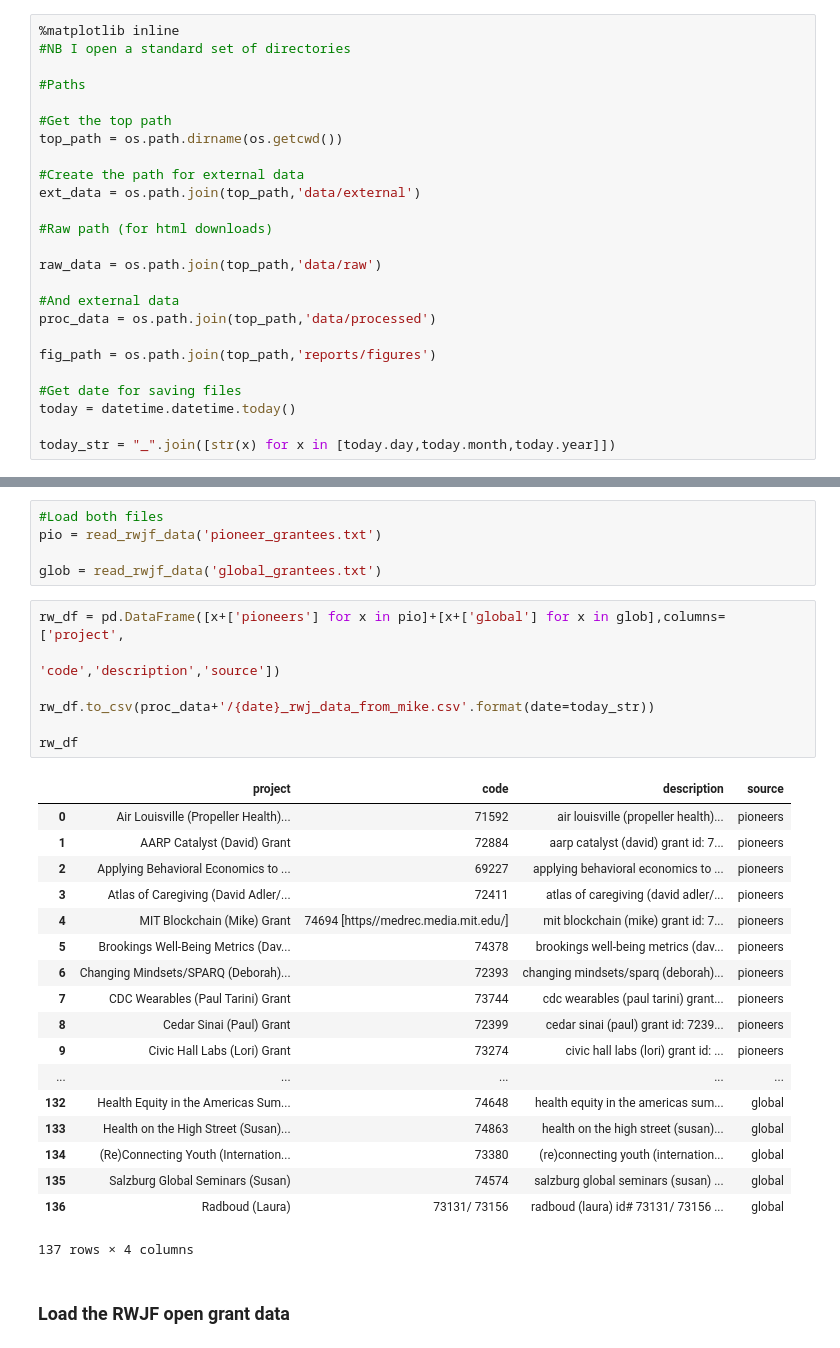
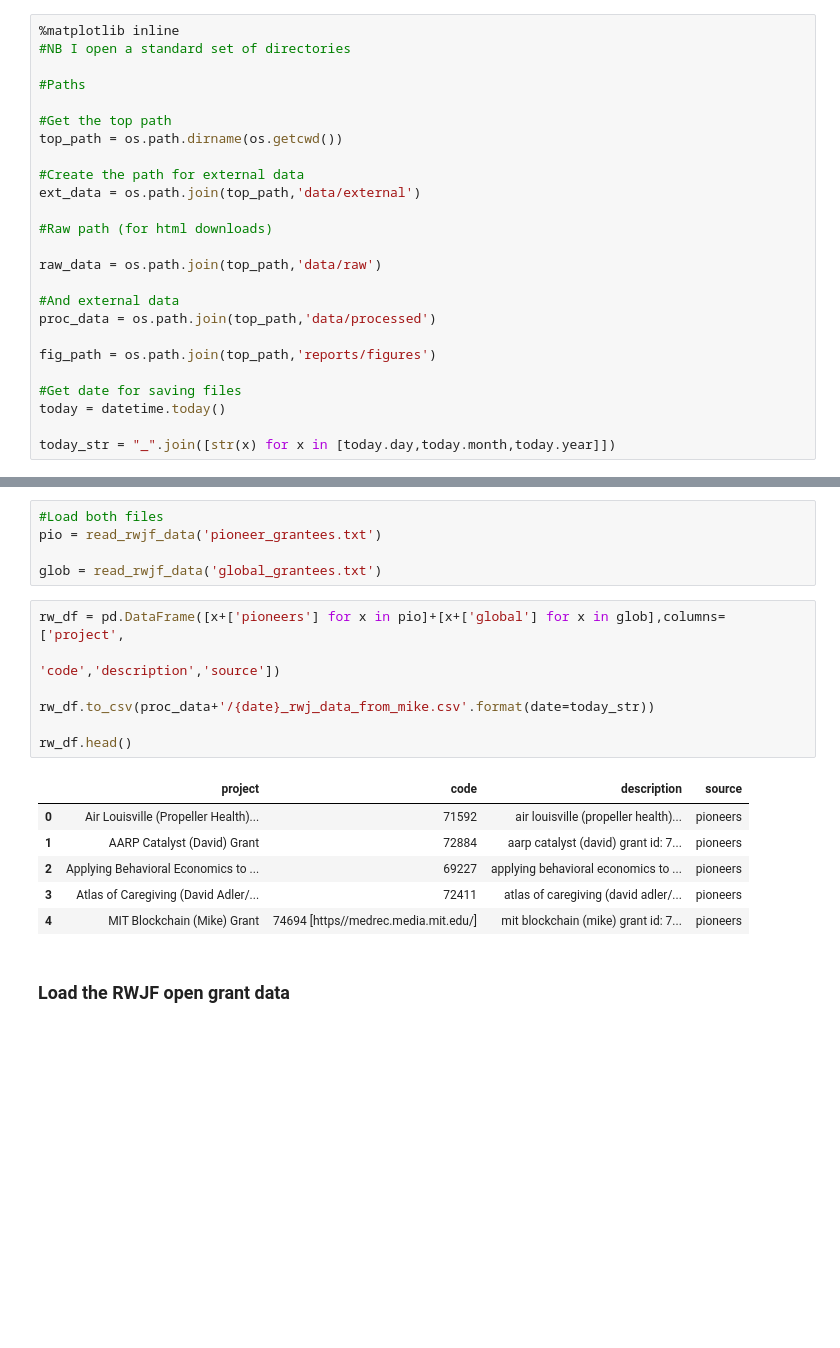
Before and after one commit to georgerichardson/rwjf, a Jupyter notebook: notebooks/01_jmg_rwjf_processing.ipynb, the cells around one changed output, grey strips where cells are left out. Drawn from its saved outputs; the diff is of its cells as text; blank space fills up the shorter version.

```diff
--- a/notebooks/01_jmg_rwjf_processing.ipynb
+++ b/notebooks/01_jmg_rwjf_processing.ipynb
@@ -40,6 +59,6 @@ proc_data = os.path.join(top_path,'data/processed')
 fig_path = os.path.join(top_path,'reports/figures')
 
 #Get date for saving files
-today = datetime.datetime.today()
+today = datetime.today()
 
 today_str = "_".join([str(x) for x in [today.day,today.month,today.year]])
@@ -136,29 +136,17 @@ glob = read_rwjf_data('global_grantees.txt')
 # %%
 rw_df = pd.DataFrame([x+['pioneers'] for x in pio]+[x+['global'] for x in glob],columns=['project',
                                                                                 'code','description','source'])
 
 rw_df.to_csv(proc_data+'/{date}_rwj_data_from_mike.csv'.format(date=today_str))
 
-rw_df
+rw_df.head()
 # %% [output]
 |  | project | code | description | source |
 | 0 | Air Louisville (Propeller Health)... | 71592 | air louisville (propeller health)... | pioneers |
 | 1 | AARP Catalyst (David) Grant | 72884 | aarp catalyst (david) grant id: 7... | pioneers |
 | 2 | Applying Behavioral Economics to ... | 69227 | applying behavioral economics to ... | pioneers |
 | 3 | Atlas of Caregiving (David Adler/... | 72411 | atlas of caregiving (david adler/... | pioneers |
 | 4 | MIT Blockchain (Mike) Grant | 74694 [https//medrec.media.mit.edu/] | mit blockchain (mike) grant id: 7... | pioneers |
-| 5 | Brookings Well-Being Metrics (Dav... | 74378 | brookings well-being metrics (dav... | pioneers |
-| 6 | Changing Mindsets/SPARQ (Deborah)... | 72393 | changing mindsets/sparq (deborah)... | pioneers |
-| 7 | CDC Wearables (Paul Tarini) Grant | 73744 | cdc wearables (paul tarini) grant... | pioneers |
-| 8 | Cedar Sinai (Paul) Grant | 72399 | cedar sinai (paul) grant id: 7239... | pioneers |
-| 9 | Civic Hall Labs (Lori) Grant | 73274 | civic hall labs (lori) grant id: ... | pioneers |
-| ... | ... | ... | ... | ... |
-| 132 | Health Equity in the Americas Sum... | 74648 | health equity in the americas sum... | global |
-| 133 | Health on the High Street (Susan)... | 74863 | health on the high street (susan)... | global |
-| 134 | (Re)Connecting Youth (Internation... | 73380 | (re)connecting youth (internation... | global |
-| 135 | Salzburg Global Seminars (Susan) | 74574 | salzburg global seminars (susan) ... | global |
-| 136 | Radboud (Laura) | 73131/ 73156 | radboud (laura) id# 73131/ 73156 ... | global |
-137 rows × 4 columns
 # %% [markdown]
 ### Load the RWJF open grant data
 # %%
```
Also changed, not shown: parts of 4 cells of this notebook, 13 other files.
